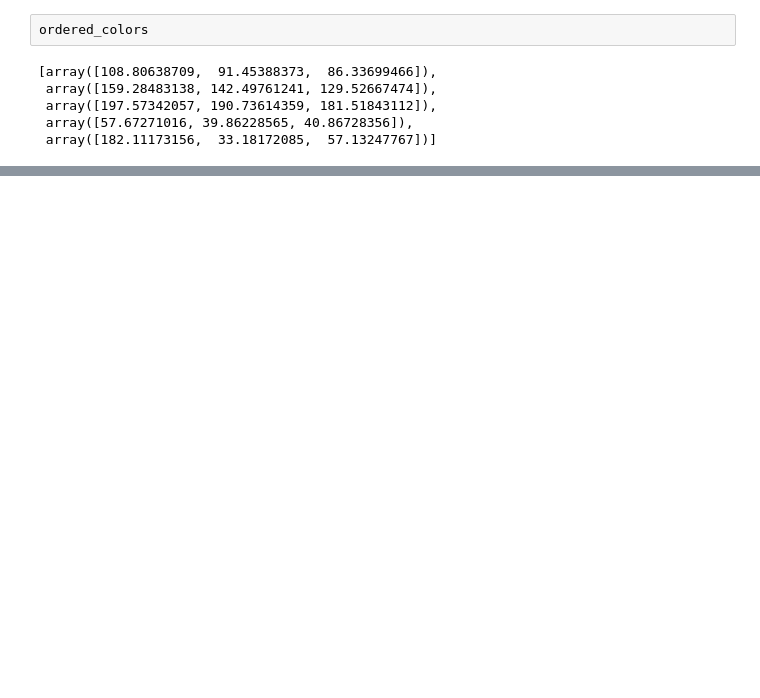
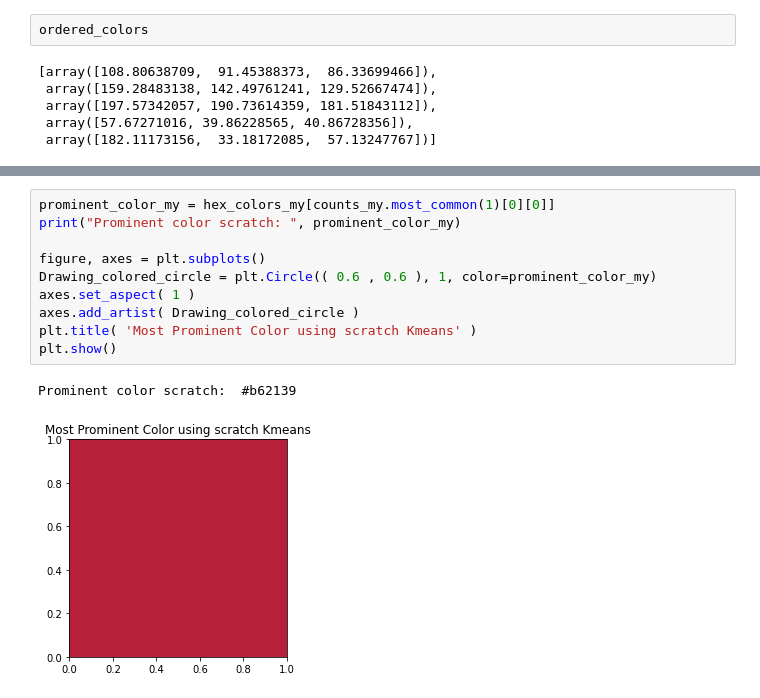
Before and after one commit to ayushabrol13/Color-Detector-and-Differentiator, a Jupyter notebook: color_detect.ipynb, the cells around one changed output, grey strips where cells are left out. Cells and saved outputs as stored; diff of their text form; blank space fills up the shorter version.

```diff
--- a/color_detect.ipynb
+++ b/color_detect.ipynb
@@ -216,0 +230,13 @@ array([[111, 113, 112],
+# %%
+prominent_color_my = hex_colors_my[counts_my.most_common(1)[0][0]]
+print("Prominent color scratch: ", prominent_color_my)
+
+figure, axes = plt.subplots()
+Drawing_colored_circle = plt.Circle(( 0.6 , 0.6 ), 1, color=prominent_color_my)
+axes.set_aspect( 1 )
+axes.add_artist( Drawing_colored_circle )
+plt.title( 'Most Prominent Color using scratch Kmeans' )
+plt.show()
+# %% [output]
+Prominent color scratch:  #b62139
+[figure, added]
```
Also changed, not shown: parts of 14 cells of this notebook.
